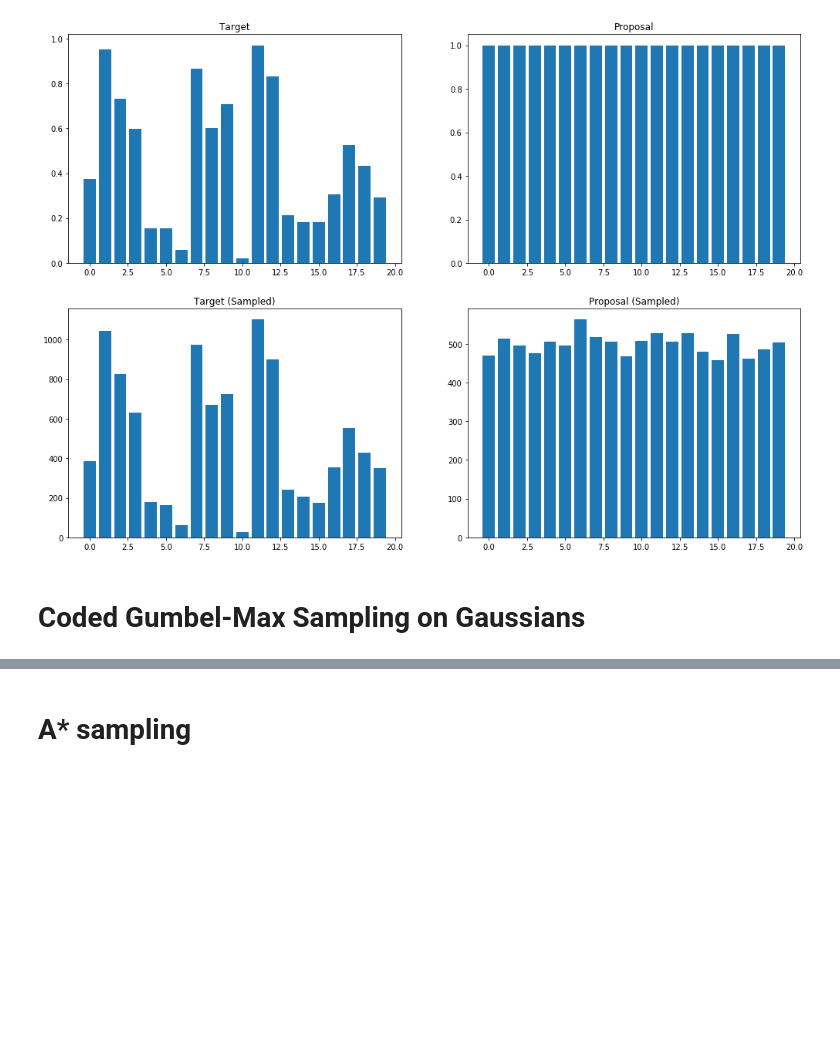
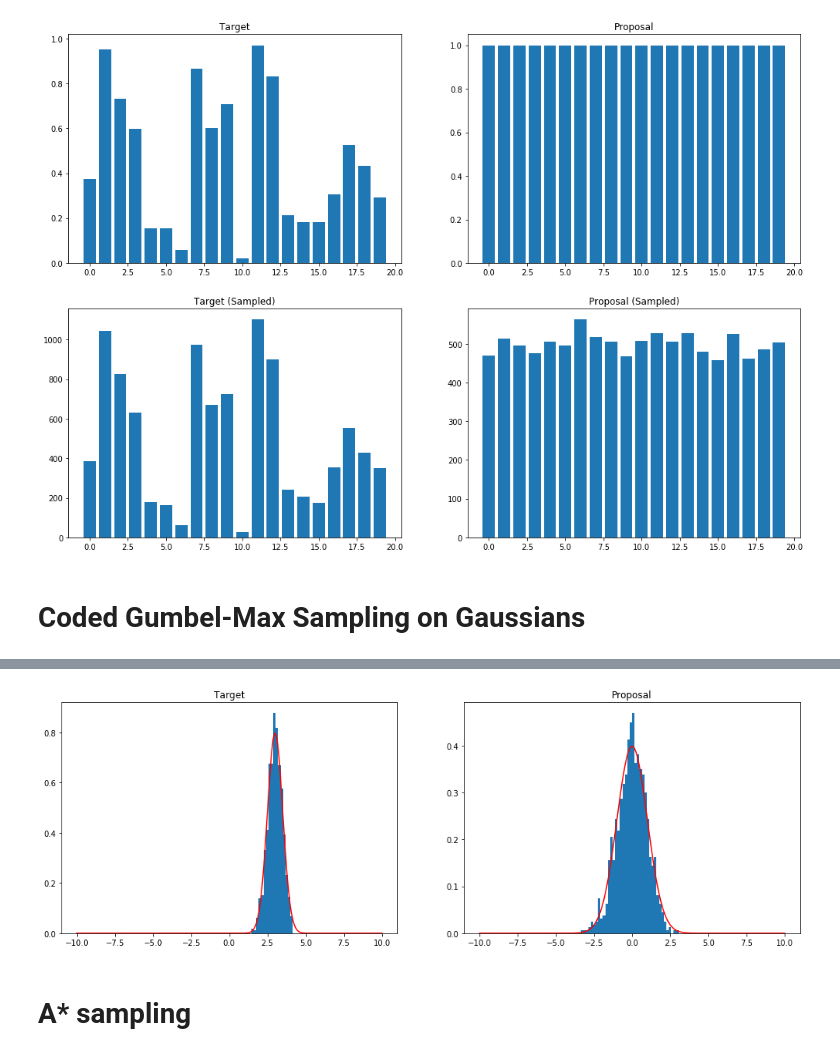
Before and after one commit to gergely-flamich/miracle-compression, a Jupyter notebook: code/compression/A-star-sampling.ipynb, the cells around one changed output, grey strips where cells are left out. Saved outputs shown, nothing was run; the diff lists cells and outputs as text; code cells hidden in the pictures; blank space fills up the shorter version.

```diff
--- a/code/compression/A-star-sampling.ipynb
+++ b/code/compression/A-star-sampling.ipynb
@@ -183,3 +294,18 @@ plt.show()
+# %%
+plt.figure(figsize=(17, 12))
+plt.subplot(221)
+plt.hist(target_samples, range=(-8, 8), normed=True, bins=100)
+plt.plot(plot_points, q.prob(plot_points), 'r')
+plt.title("Target")
+
+plt.subplot(222)
+plt.hist(prop_samples, range=(-8, 8), normed=True, bins=100)
+plt.plot(plot_points, p.prob(plot_points), 'r')
+plt.title("Proposal")
+
+plt.show()
+# %% [output]
+[figure, added]
 # %% [markdown]
 # A* sampling
 # %%
```
Also changed, not shown: parts of 3 cells of this notebook, 2 other files.
